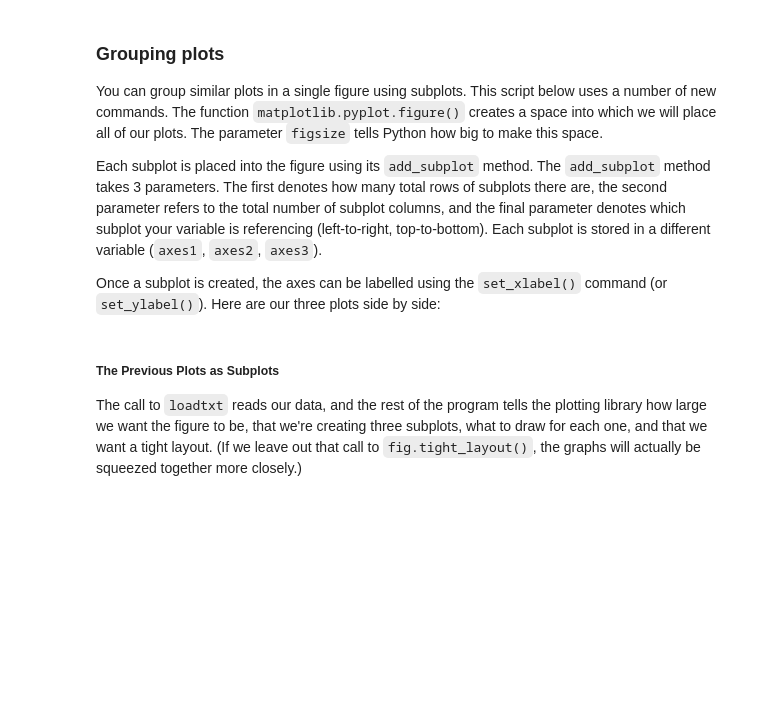
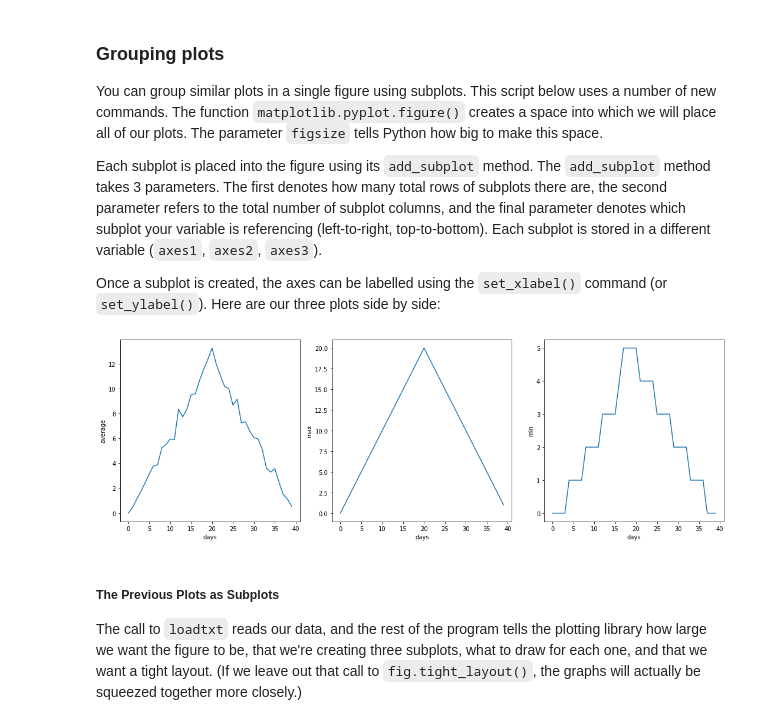
Before and after one commit to kkousek/2020-hacky-intro-python, a Jupyter notebook: lessons/python/ep1b-plotting-intro.ipynb, the cells around one changed output. Saved outputs shown, nothing was run; the diff lists cells and outputs as text; code cells hidden in the pictures; blank space fills up the shorter version.

```diff
--- a/lessons/python/ep1b-plotting-intro.ipynb
+++ b/lessons/python/ep1b-plotting-intro.ipynb
@@ -319,25 +319,31 @@ Once a subplot is created, the axes can be labelled using the `set_xlabel()` com
 # %%
 import numpy
 import matplotlib.pyplot
 
 data = numpy.loadtxt(fname='data/inflammation-01.csv', delimiter=',')
 
 fig = matplotlib.pyplot.figure(figsize=(15.0, 5.0))
 
 axes1 = fig.add_subplot(1, 3, 1)
 axes2 = fig.add_subplot(1, 3, 2)
 axes3 = fig.add_subplot(1, 3, 3)
 
-axes1.set_ylabel('average')
+#axes1.set_xlabel('days')
+#axes1.set_ylabel('average')
+axes1.set(xlabel ='days', ylabel ='average')
 plot = axes1.plot(numpy.mean(data, axis=0))
 
+axes2.set_xlabel('days')
 axes2.set_ylabel('max')
 plot = axes2.plot(numpy.max(data, axis=0))
 
+axes3.set_xlabel('days')
 axes3.set_ylabel('min')
 axes3.plot(numpy.min(data, axis=0))
 
 fig.tight_layout()
+# %% [output]
+[figure, added]
 # %% [markdown]
 ##### The Previous Plots as Subplots
 
```
Also changed, not shown: parts of 3 cells of this notebook, 8 other files.
